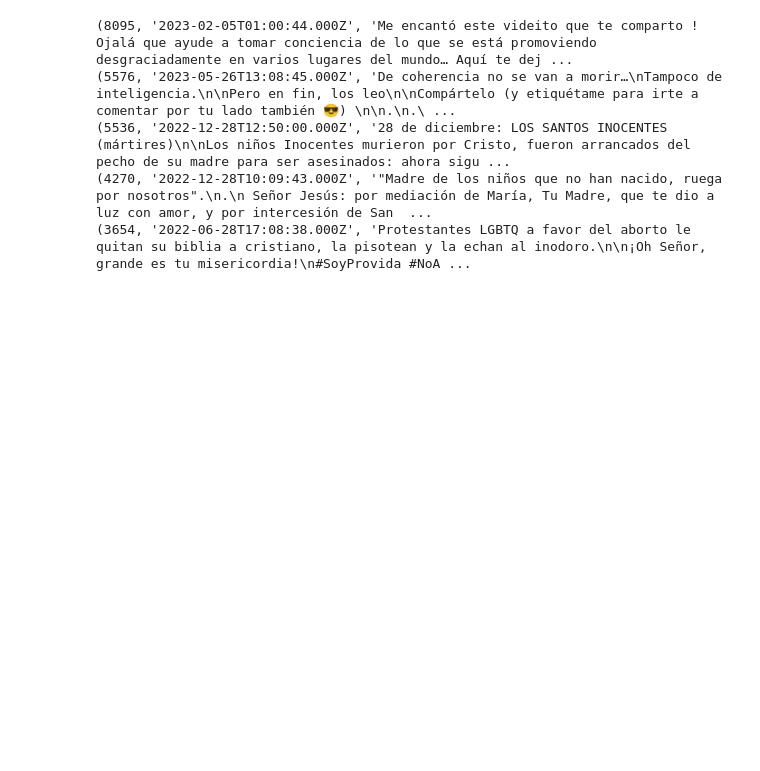
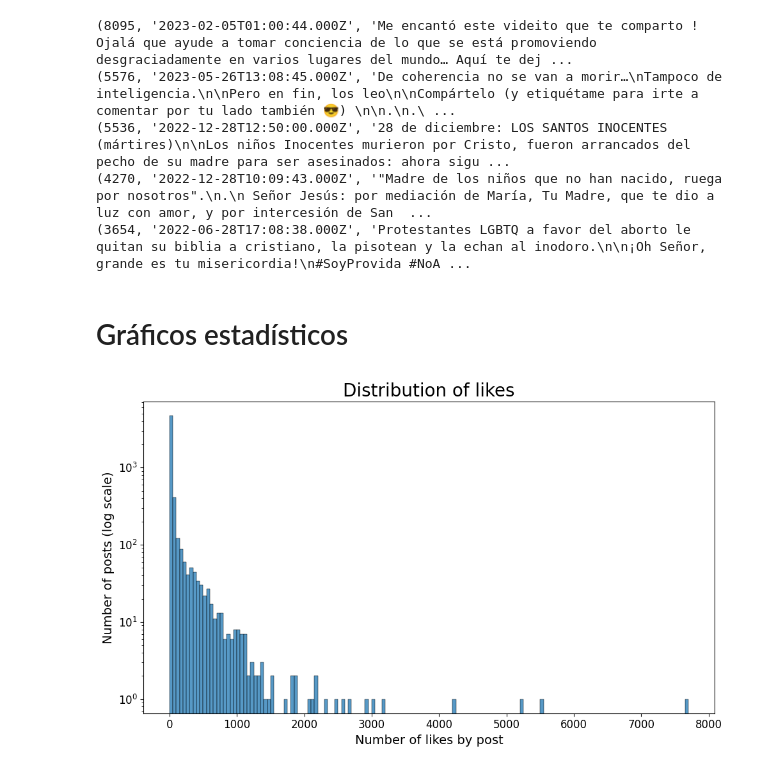
Before and after one commit to Lulocu/TFM, a Jupyter notebook: 1Corpus/Post.ipynb, the cells around one changed output. Drawn from its saved outputs; the diff is of its cells as text; code cells hidden in the pictures; blank space fills up the shorter version.

```diff
--- a/1Corpus/Post.ipynb
+++ b/1Corpus/Post.ipynb
@@ -197,3 +340,23 @@ for i in highest_texts:
 (5536, '2022-12-28T12:50:00.000Z', '28 de diciembre: LOS SANTOS INOCENTES (mártires)\n\nLos niños Inocentes murieron por Cristo, fueron arrancados del pecho de su madre para ser asesinados: ahora sigu ...
 (4270, '2022-12-28T10:09:43.000Z', '"Madre de los niños que no han nacido, ruega por nosotros".\n.\n Señor Jesús: por mediación de María, Tu Madre, que te dio a luz con amor, y por intercesión de San  ...
 (3654, '2022-06-28T17:08:38.000Z', 'Protestantes LGBTQ a favor del aborto le quitan su biblia a cristiano, la pisotean y la echan al inodoro.\n\n¡Oh Señor, grande es tu misericordia!\n#SoyProvida #NoA ...
+# %% [markdown]
+# Gráficos estadísticos
+# %%
+# Create a figure and axis
+fig, ax = plt.subplots(figsize=(10, 6))
+
+# Create the main histogram using Seaborn
+sns.histplot(n_likes, bins=range(0, max(n_likes) + 50, 50), kde=False, ax=ax, log=True)
+# Customize the main histogram
+ax.set_xlabel('Number of likes by post', fontsize=14)
+ax.set_ylabel('Number of posts (log scale)', fontsize=14)
+ax.set_title('Distribution of likes', fontsize=20)
+
+plt.xticks(fontsize=12)
+plt.yticks(fontsize=12)
+# Display the chart
+plt.tight_layout()
+plt.show()
+# %% [output]
+[figure, added]
```
Also changed, not shown: parts of 22 cells of this notebook, 23 other files.
